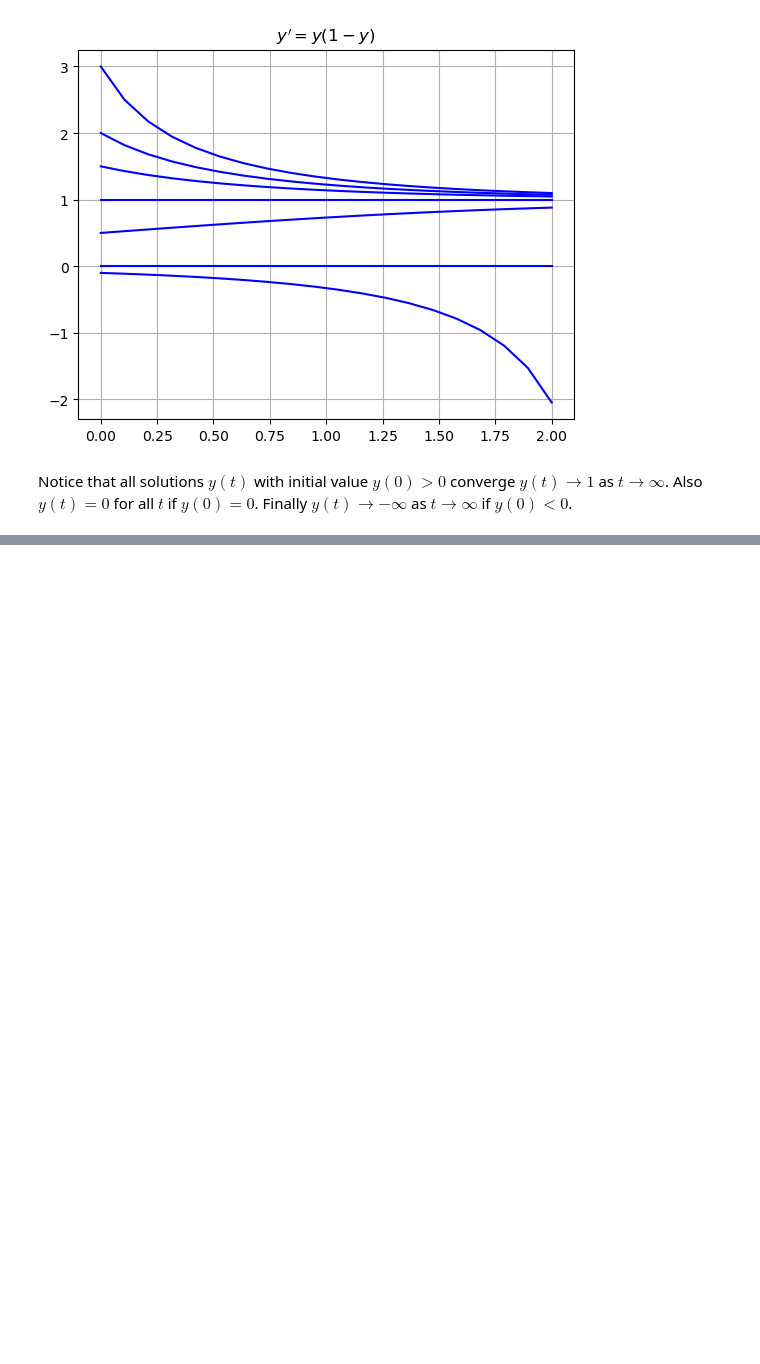
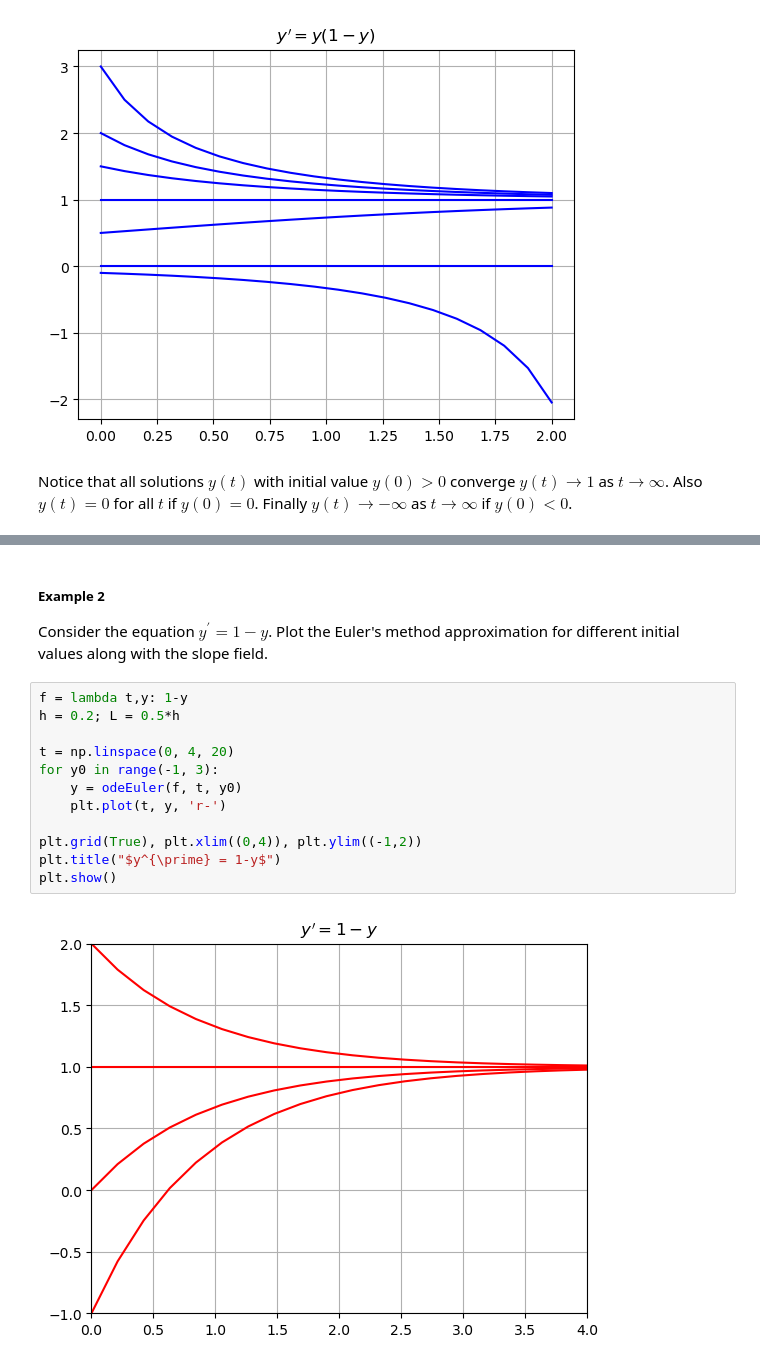
Before and after one commit to byeolla/science_dnn, a Jupyter notebook: 5th_week.ipynb, the cells around one changed output, grey strips where cells are left out. Drawn from its saved outputs; the diff is of its cells as text; blank space fills up the shorter version.

```diff
--- a/5th_week.ipynb
+++ b/5th_week.ipynb
@@ -149,0 +186,17 @@ Note two very important points about Euler's method and numerical methods in gen
+# %% [markdown]
+##### Example 2
+Consider the equation $y^{\prime} = 1-y$. Plot the Euler's method approximation for different initial values along with the slope field.
+# %%
+f = lambda t,y: 1-y
+h = 0.2; L = 0.5*h
+
+t = np.linspace(0, 4, 20)
+for y0 in range(-1, 3):
+    y = odeEuler(f, t, y0)
+    plt.plot(t, y, 'r-')
+
+plt.grid(True), plt.xlim((0,4)), plt.ylim((-1,2))
+plt.title("$y^{\prime} = 1-y$")
+plt.show()
+# %% [output]
+[figure, added]
```
Also changed, not shown: parts of 7 cells of this notebook.
